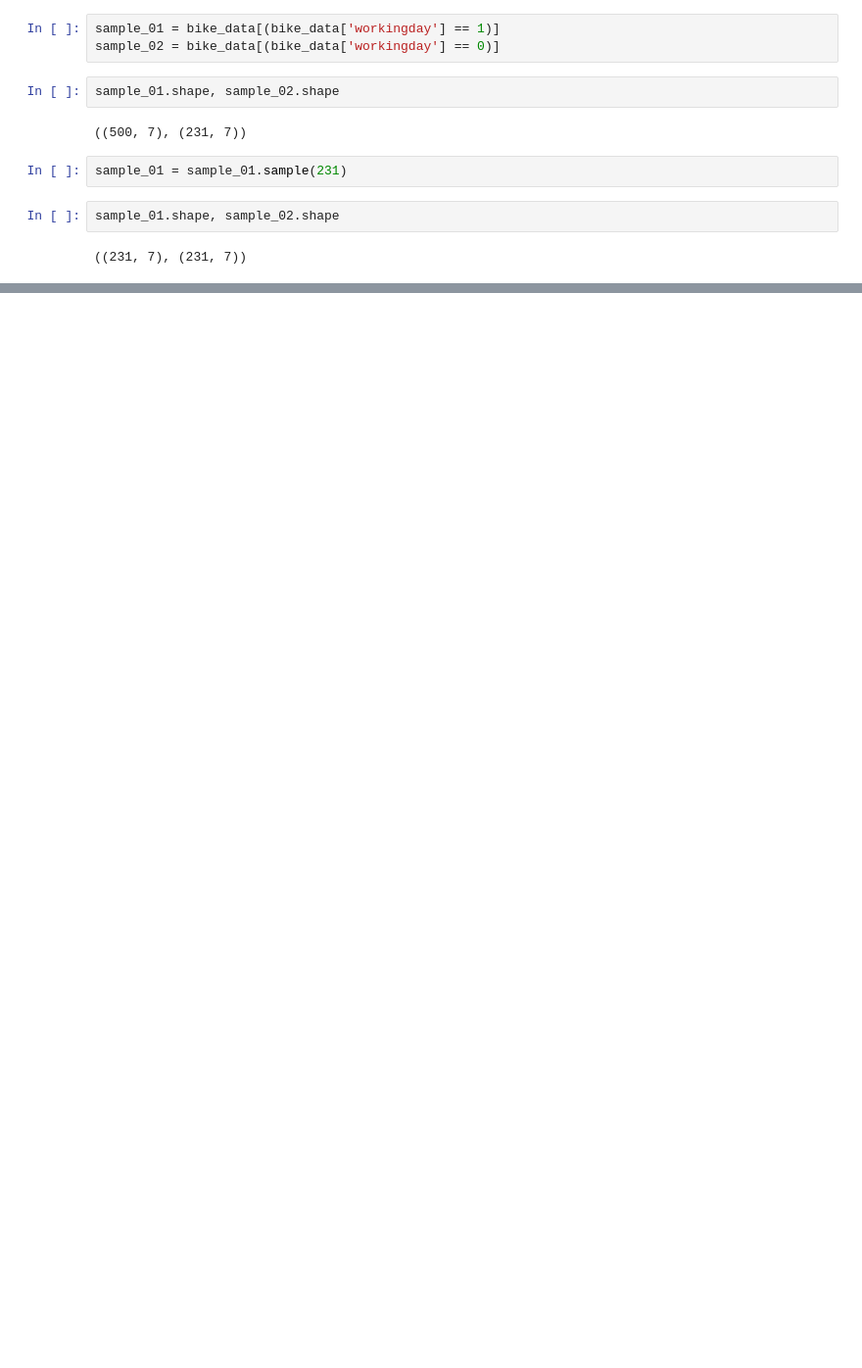
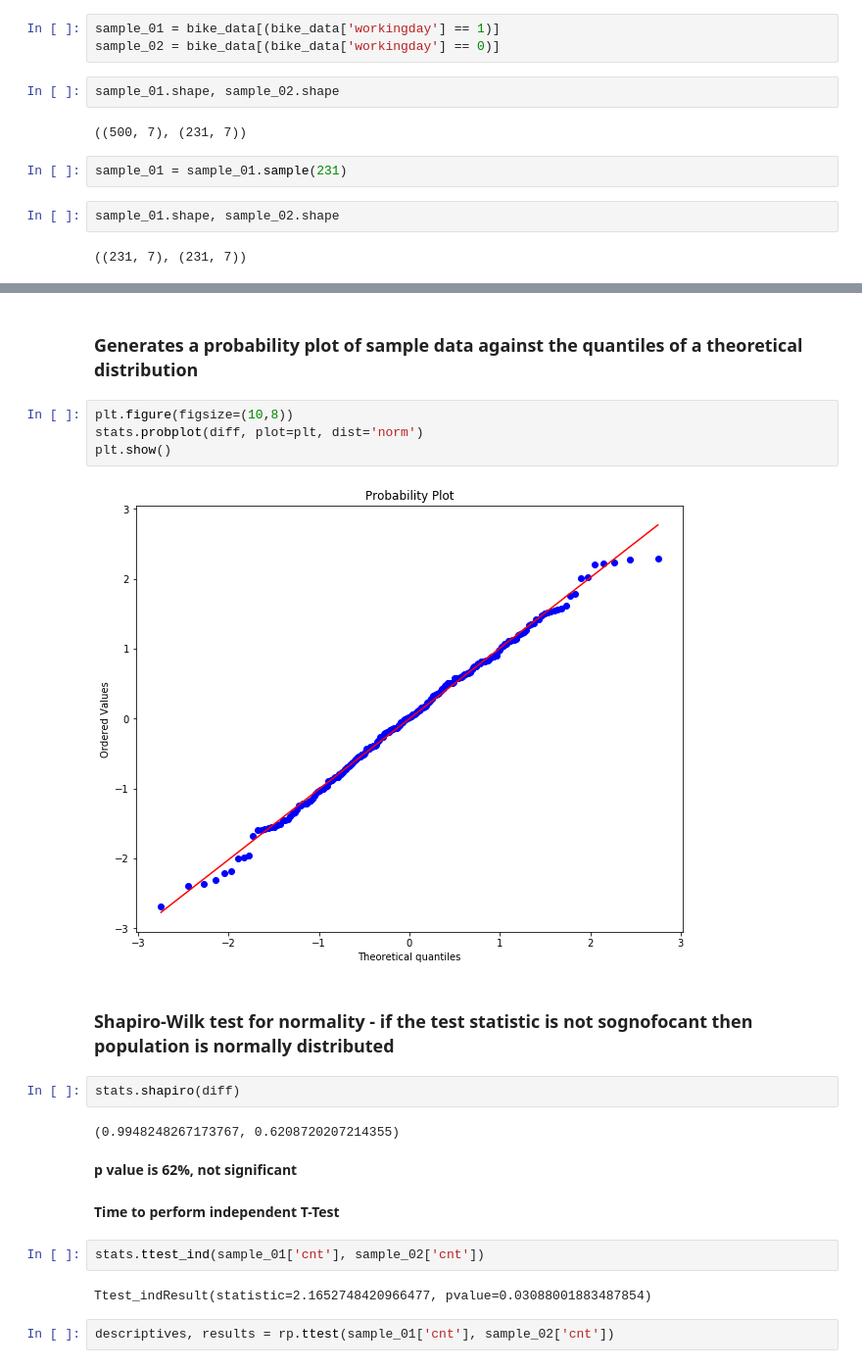
Before and after one commit to huseyinmavice/PS_Statistical_Models, a Jupyter notebook: codes/Module_02/T_Test.ipynb, the cells around one changed output, grey strips where cells are left out. Shown: that part at 98% size. Saved outputs shown, nothing was run; the diff lists cells and outputs as text; blank space fills up the shorter version.

Commit message:
finish t-test

```diff
--- a/codes/Module_02/T_Test.ipynb
+++ b/codes/Module_02/T_Test.ipynb
@@ -111,0 +128,24 @@ sample_01.shape, sample_02.shape
+# %% [markdown]
+### Generates a probability plot of sample data against the quantiles of a theoretical distribution ##
+# %%
+plt.figure(figsize=(10,8))
+stats.probplot(diff, plot=plt, dist='norm')
+plt.show()
+# %% [output]
+[figure, added]
+# %% [markdown]
+### Shapiro-Wilk test for normality - if the test statistic is not sognofocant then population is normally distributed ##
+# %%
+stats.shapiro(diff)
+# %% [output]
+(0.9948248267173767, 0.6208720207214355)
+# %% [markdown]
+**p value is 62%, not significant**
+# %% [markdown]
+**Time to perform independent T-Test**
+# %%
+stats.ttest_ind(sample_01['cnt'], sample_02['cnt'])
+# %% [output]
+Ttest_indResult(statistic=2.1652748420966477, pvalue=0.03088001883487854)
+# %%
+descriptives, results = rp.ttest(sample_01['cnt'], sample_02['cnt'])
```
Also changed, not shown: parts of 25 cells of this notebook.
